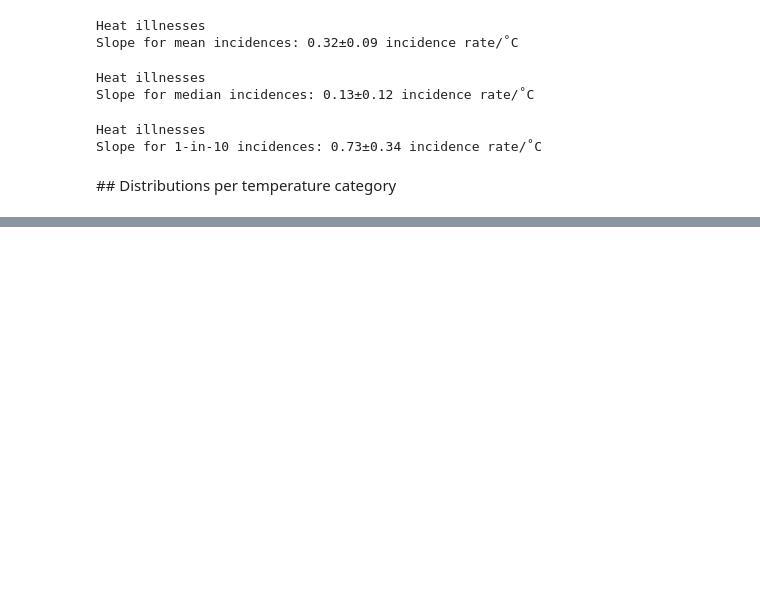
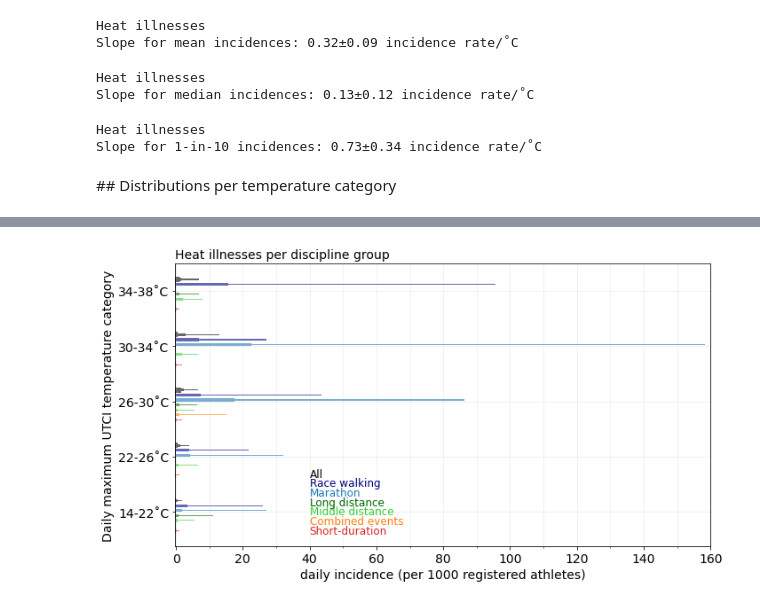
Before and after one commit to milankl/AthleticsChampionshipsHeat, a Jupyter notebook: scripts/AthleticChampionshipHeatIllnesses.ipynb, the cells around one changed output, grey strips where cells are left out. Drawn from its saved outputs; the diff is of its cells as text; code cells hidden in the pictures; blank space fills up the shorter version.

```diff
--- a/scripts/AthleticChampionshipHeatIllnesses.ipynb
+++ b/scripts/AthleticChampionshipHeatIllnesses.ipynb
@@ -434,0 +429,60 @@ plt.tight_layout()
+# %%
+temp_categories = [14,22,26,30,34,38]
+
+# resort for this plot
+di_grouped = [di_heat_sd,di_heat_ce,di_heat_md,di_heat_ld,
+              di_heat_ma,di_heat_rw,di_heatall]
+
+yshift_categ = 1
+yshift_group = 0.09
+height = 0.1
+alfa = 0.6
+xd = 0.2
+
+groupcolours = ["C3","C1","limegreen","darkgreen","C0","navy","k"]
+grouplabels = ["Short-duration","Combined events","Middle distance","Long distance",
+                "Marathon","Race walking","All"]
+
+fig,ax = plt.subplots(figsize=(10,5.5))
+
+for it in range(len(temp_categories)-1):
+    days_in_temprange = np.logical_and(UTCImax[:,1] > temp_categories[it],
+                                       UTCImax[:,1] <= temp_categories[it+1])
+    for igroup,di_group in enumerate(di_grouped):
+        di_median = np.median(di_group[days_in_temprange])
+        di_mean   = np.mean(di_group[days_in_temprange])
+        di_90p    = np.percentile(di_group[days_in_temprange],90)
+        di_max    = np.max(di_group[days_in_temprange])
+
+        ypos = it*yshift_categ+yshift_group*igroup
+        ax.barh(ypos,xd+di_median,height=width,alpha=alfa,left=-xd,color=groupcolours[igroup])
+        ax.barh(ypos,di_mean-di_median,left=di_median,color=groupcolours[igroup],height=height/2,alpha=alfa)
+        ax.barh(ypos,di_max-di_mean,left=di_mean,color=groupcolours[igroup],height=height/6,alpha=alfa)
+
+        if it == 0:
+            ax.text(40,ypos*1.9,grouplabels[igroup],
+                    color=groupcolours[igroup],fontsize=12,va="center")
+
+#         if it == len(temp_categories)-2:
+#             if igroup == len(di_grouped)-1:
+#                 ax.text(xpos*1.015,di_median,"- median",va="center")
+#                 ax.text(xpos*1.015,di_mean,"- mean",va="center")
+#                 ax.text(xpos*1.015,di_max,"- max",va="center")
+
+xtikm = np.arange(0,170,10)
+xtiks = np.array([0,20,40,60,80,100,120,140,160])
+ax.set_xlim(-yd,np.max(xtikm))
+ax.set_xticks(xtikm,minor=True)
+ax.set_xticks(xtiks)
+ax.set_xticklabels(xtiks,fontsize=14)
+ax.grid(which="both",alpha=0.2)
+ax.set_yticks(yshift_categ/3 + np.array(range(len(temp_categories)-1)))
+ax.set_yticklabels(["14-22˚C","22-26˚C","26-30˚C","30-34˚C","34-38˚C"],fontsize=14)
+ax.set_ylabel("Daily maximum UTCI temperature category",fontsize=14)
+ax.set_xlabel("daily incidence (per 1000 registered athletes)",fontsize=14)
+ax.set_title("Heat illnesses per discipline group",loc="left",fontsize=14)
+
+plt.tight_layout()
+plt.savefig("../plots/heatgroup_lin.png")
+# %% [output]
+[figure, added]
```
Also changed, not shown: parts of 4 cells of this notebook, 3 other files.
